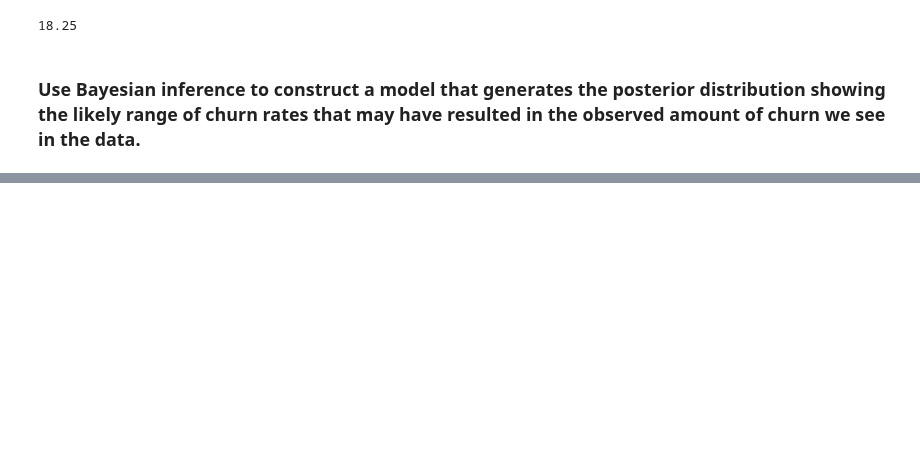
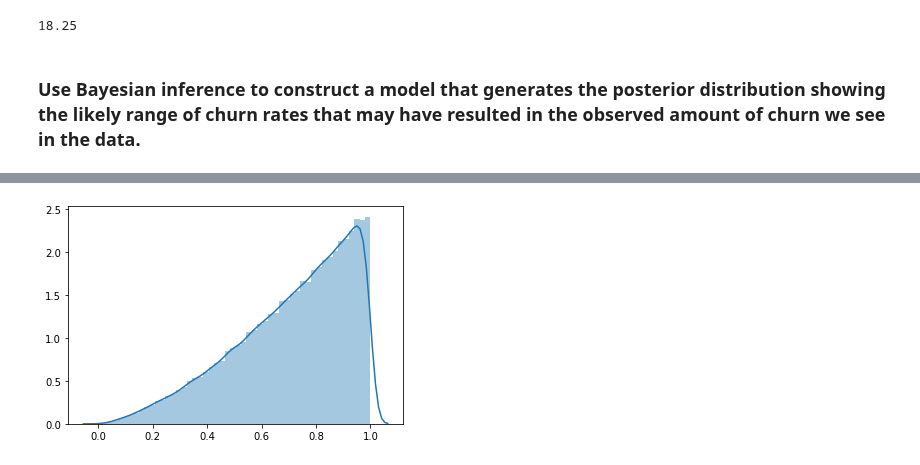
Before and after one commit to DJGump/module-work-DSI06, a Jupyter notebook: dgump_Day_4_Lecture_2_Assignment.ipynb, the cells around one changed output, grey strips where cells are left out. Saved outputs shown, nothing was run; the diff lists cells and outputs as text; code cells hidden in the pictures; blank space fills up the shorter version.

```diff
--- a/dgump_Day_4_Lecture_2_Assignment.ipynb
+++ b/dgump_Day_4_Lecture_2_Assignment.ipynb
@@ -95,0 +162,8 @@ customer.MonthlyCharges.min()
+# %%
+alpha = 2.5
+beta = 1
+
+sns.distplot(np.random.beta(alpha, beta, 100000))
+plt.show()
+# %% [output]
+[figure, added]
```
Also changed, not shown: parts of 8 cells of this notebook, 1 other file.
